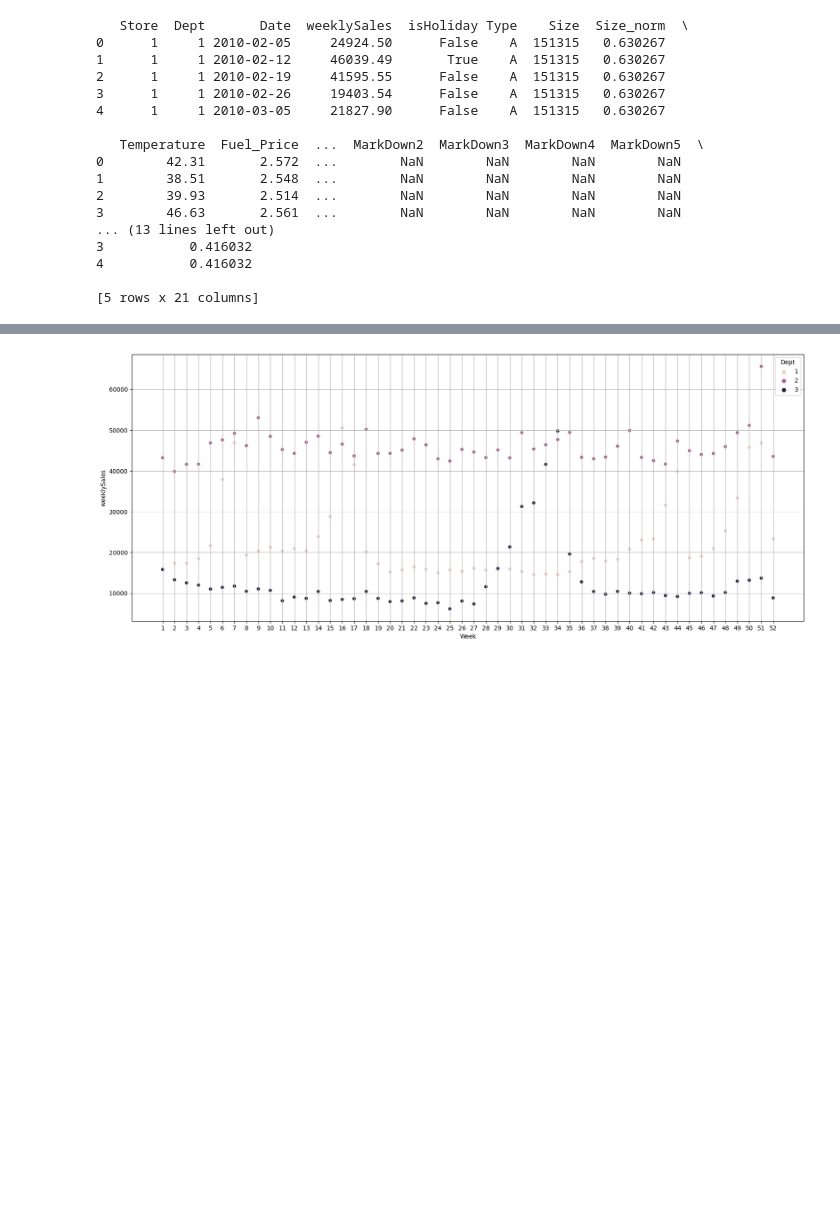
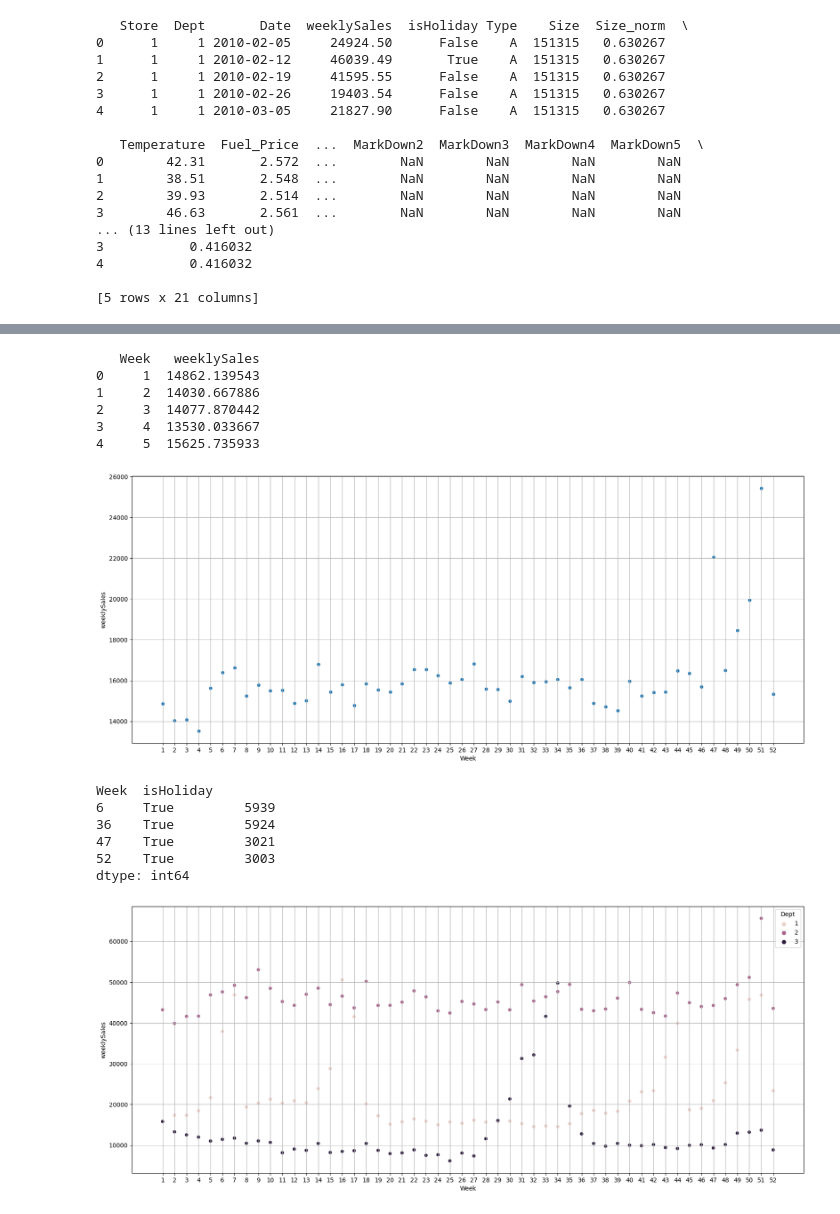
Before and after one commit to Farlein/Walmart_Sales, a Jupyter notebook: Walmart_Sale_Predication.ipynb, the cells around one changed output, grey strips where cells are left out. Saved outputs shown, nothing was run; the diff lists cells and outputs as text; code cells hidden in the pictures; blank space fills up the shorter version.

```diff
--- a/Walmart_Sale_Predication.ipynb
+++ b/Walmart_Sale_Predication.ipynb
@@ -176,2 +194,29 @@ train_dataset[['Date','Week','Year']].drop_duplicates()
+# %%
+# Sales by Week
+
+train_grouped = train.groupby(['Week'])['weeklySales'].mean().reset_index()
+print(train_grouped.head(5))
+
+plt.figure(figsize=(20,8))
+sns.scatterplot(data=train_grouped, x='Week', y='weeklySales')
+plt.grid()
+plt.xticks(np.arange(1, 53, step=1))
+plt.show()
+
+train[train['isHoliday'] == 1].groupby(['Week','isHoliday']).size()
+# %% [output]
+   Week   weeklySales
+0     1  14862.139543
+1     2  14030.667886
+2     3  14077.870442
+3     4  13530.033667
+4     5  15625.735933
+[figure, added]
+Week  isHoliday
+6     True         5939
+36    True         5924
+47    True         3021
+52    True         3003
+dtype: int64
 # %%
 # Trend by example stores
```
Also changed, not shown: parts of 62 cells of this notebook.
